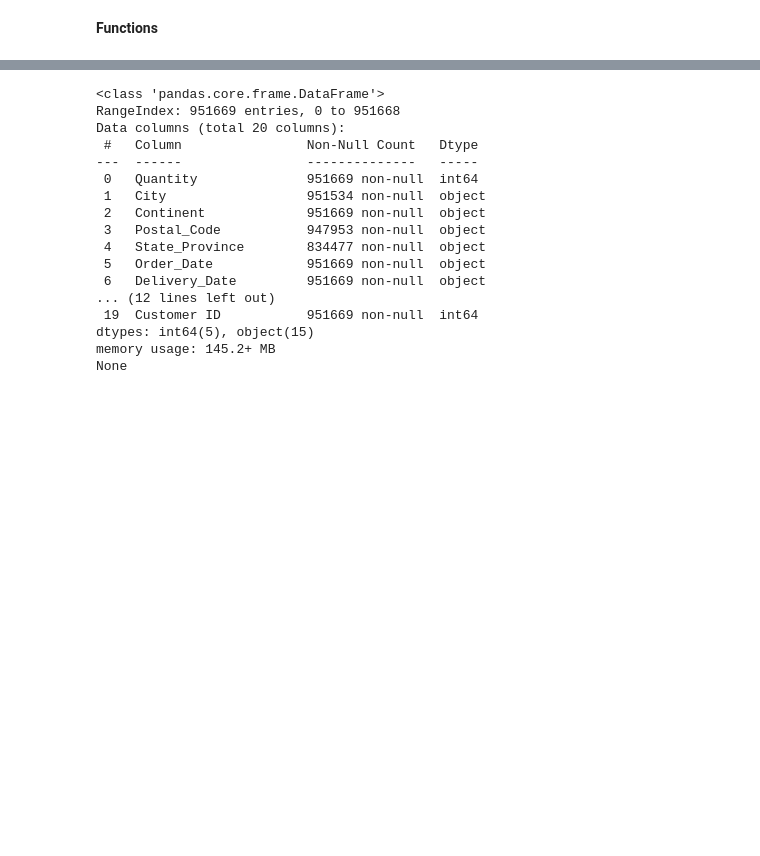
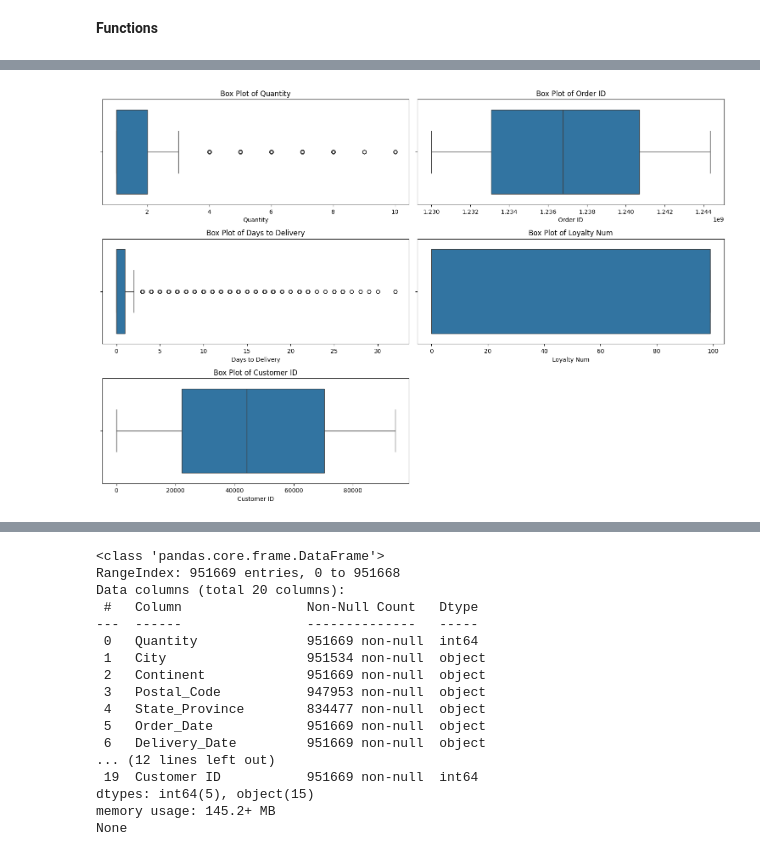
Before and after one commit to sheldonkemper/portfolio, a Jupyter notebook: KEMPER_SHELDON_CAM_C101_Week_6_Mini-project.ipynb, the cells around one changed output, grey strips where cells are left out. Saved outputs shown, nothing was run; the diff lists cells and outputs as text; code cells hidden in the pictures; blank space fills up the shorter version.

```diff
--- a/KEMPER_SHELDON_CAM_C101_Week_6_Mini-project.ipynb
+++ b/KEMPER_SHELDON_CAM_C101_Week_6_Mini-project.ipynb
@@ -264,0 +335,13 @@ data.head()
+# %%
+# Select only numerical columns
+numerical_columns = data.select_dtypes(include=['int64', 'float64','datetime64']).columns
+
+plt.figure(figsize=(15, 10))
+for i, column in enumerate(numerical_columns, 1):
+    plt.subplot((len(numerical_columns) + 1) // 2, 2, i)
+    sns.boxplot(x=data[column])
+    plt.title(f'Box Plot of {column}')
+plt.tight_layout()
+plt.show()
+# %% [output]
+[figure, added]
```
Also changed, not shown: parts of 141 cells of this notebook.
